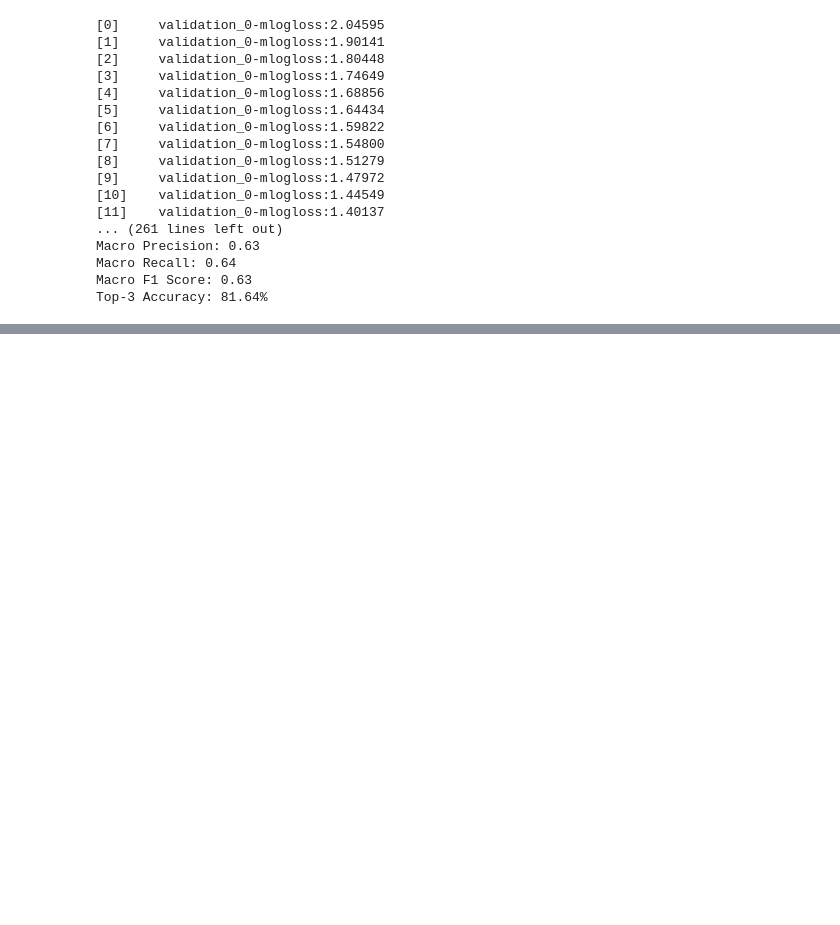
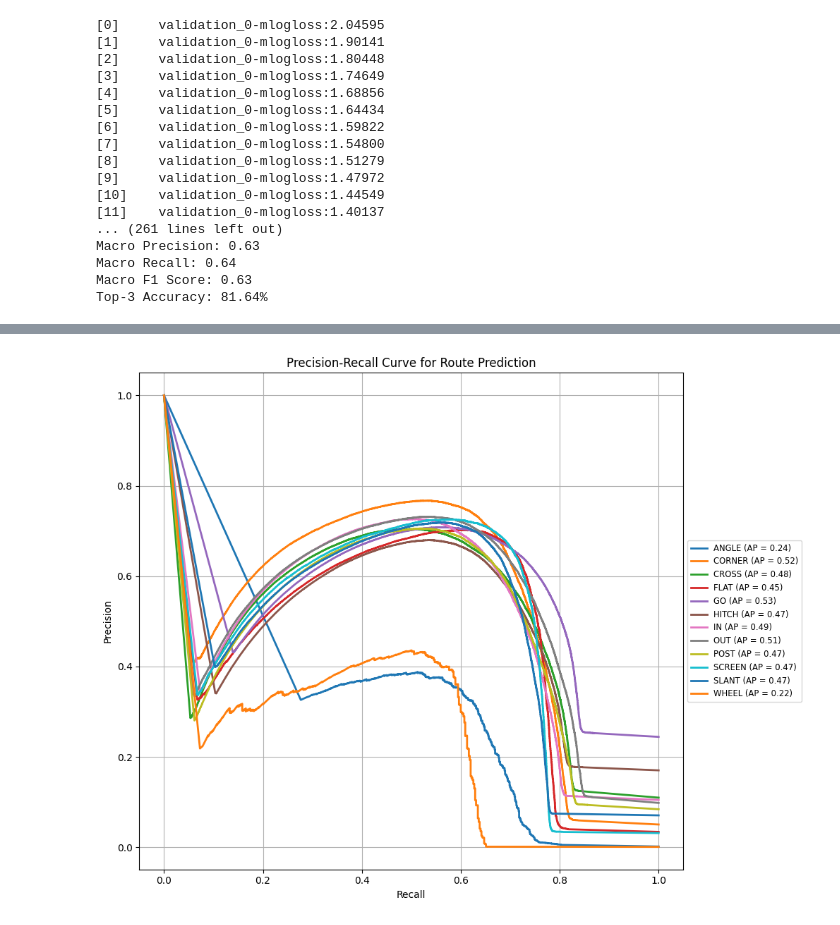
Before and after one commit to array-carpenter/route_deceptiveness_score, a Jupyter notebook: train_model.ipynb, the cells around one changed output, grey strips where cells are left out. Saved outputs shown, nothing was run; the diff lists cells and outputs as text; code cells hidden in the pictures; blank space fills up the shorter version.

```diff
--- a/train_model.ipynb
+++ b/train_model.ipynb
@@ -178,0 +205,55 @@ Top-3 Accuracy: 81.64%
+# %%
+import matplotlib.pyplot as plt
+from sklearn.metrics import precision_recall_curve, average_precision_score
+
+# Define the route map
+route_map = {
+    0: 'ANGLE',
+    1: 'CORNER',
+    2: 'CROSS',
+    3: 'FLAT',
+    4: 'GO',
+    5: 'HITCH',
+    6: 'IN',
+    7: 'OUT',
+    8: 'POST',
+    9: 'SCREEN',
+    10: 'SLANT',
+    11: 'WHEEL'
+}
+
+# Compute precision-recall curve and average precision for each class
+precision = {}
+recall = {}
+average_precision = {}
+
+for class_id in range(len(route_map)):
+    precision[class_id], recall[class_id], _ = precision_recall_curve(
+        (y_test == class_id).astype(int), y_prob[:, class_id]
+    )
+    average_precision[class_id] = average_precision_score(
+        (y_test == class_id).astype(int), y_prob[:, class_id]
+    )
+
+# Create a single Precision-Recall plot
+plt.figure(figsize=(12, 8))
+for class_id, route_name in route_map.items():
+    plt.plot(recall[class_id], precision[class_id], lw=2,
+             label=f"{route_name} (AP = {average_precision[class_id]:.2f})")
+
+# Add title and labels
+plt.xlabel("Recall")
+plt.ylabel("Precision")
+plt.title("Precision-Recall Curve for Route Prediction")
+plt.grid()
+
+# Place the legend outside the plot
+plt.legend(loc='center left', bbox_to_anchor=(1, 0.5), fontsize='small')
+
+# Adjust layout to fit the legend
+plt.tight_layout(rect=[0, 0, 0.85, 1])
+
+# Show the plot
+plt.show()
+# %% [output]
+[figure, added]
```
Also changed, not shown: parts of 2 cells of this notebook.
